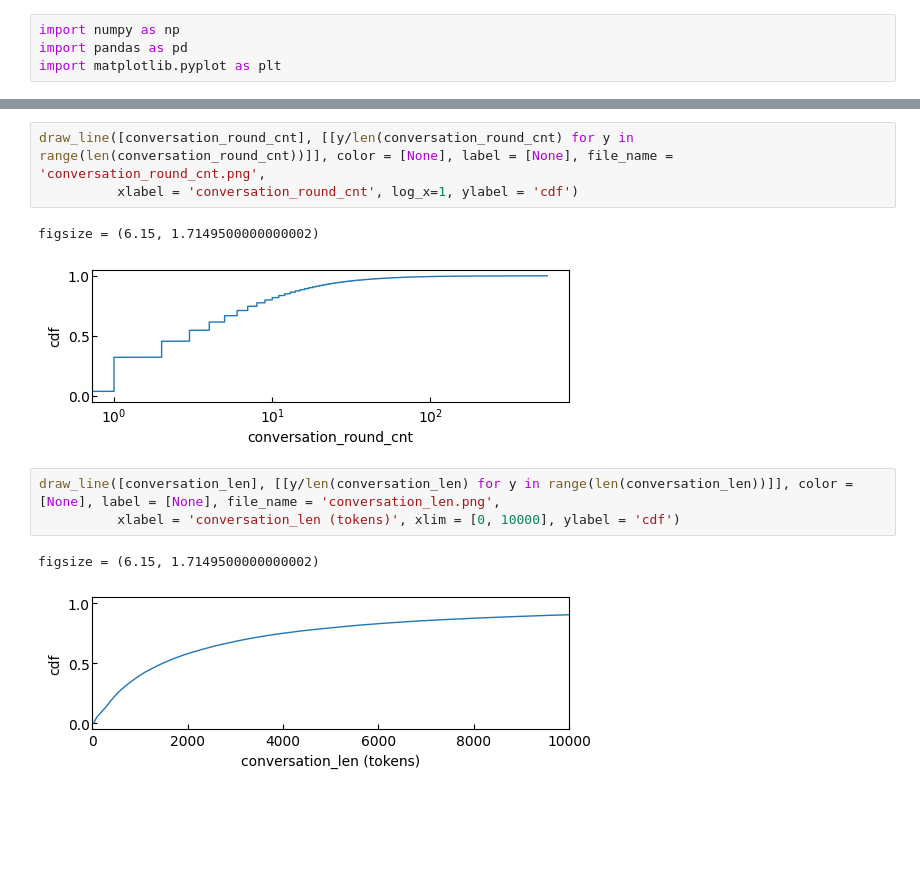
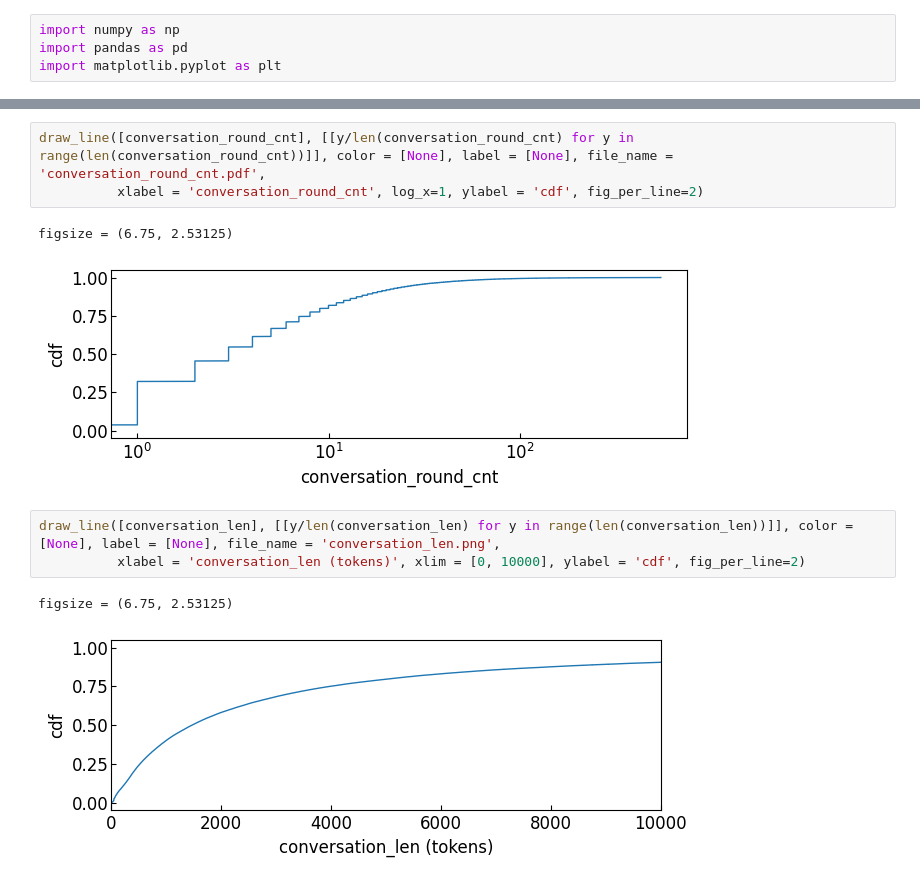
Before and after one commit to YitaoYuan/sharegpt-statistics, a Jupyter notebook: draw.ipynb, the cells around one changed output, grey strips where cells are left out. Drawn from its saved outputs; the diff is of its cells as text; blank space fills up the shorter version.

```diff
--- a/draw.ipynb
+++ b/draw.ipynb
@@ -180,17 +460,17 @@ max_seq_len 457764
 0 733551
 90665 90665 719155 719155 733551
 # %%
-draw_line([conversation_round_cnt], [[y/len(conversation_round_cnt) for y in range(len(conversation_round_cnt))]], color = [None], label = [None], file_name = 'conversation_round_cnt.png',
-          xlabel = 'conversation_round_cnt', log_x=1, ylabel = 'cdf')
+draw_line([conversation_round_cnt], [[y/len(conversation_round_cnt) for y in range(len(conversation_round_cnt))]], color = [None], label = [None], file_name = 'conversation_round_cnt.pdf',
+          xlabel = 'conversation_round_cnt', log_x=1, ylabel = 'cdf', fig_per_line=2)
 # %% [output]
-figsize = (6.15, 1.7149500000000002)
+figsize = (6.75, 2.53125)
-[figure, old version]
+[figure, new version]
 # %%
 draw_line([conversation_len], [[y/len(conversation_len) for y in range(len(conversation_len))]], color = [None], label = [None], file_name = 'conversation_len.png',
-          xlabel = 'conversation_len (tokens)', xlim = [0, 10000], ylabel = 'cdf')
+          xlabel = 'conversation_len (tokens)', xlim = [0, 10000], ylabel = 'cdf', fig_per_line=2)
 # %% [output]
-figsize = (6.15, 1.7149500000000002)
+figsize = (6.75, 2.53125)
-[figure, old version]
+[figure, new version]
 # %%
 x_groups = [round_new_prompt_len, round_prompt_len, round_response_len]
 print([len(xs) for xs in x_groups])
```
Also changed, not shown: parts of 13 cells of this notebook, 4 other files.
